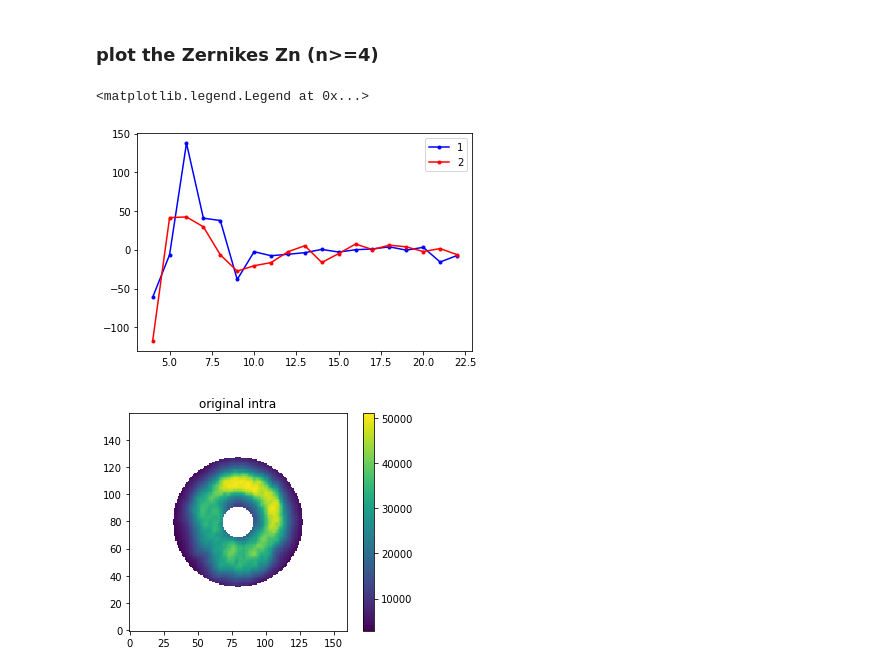
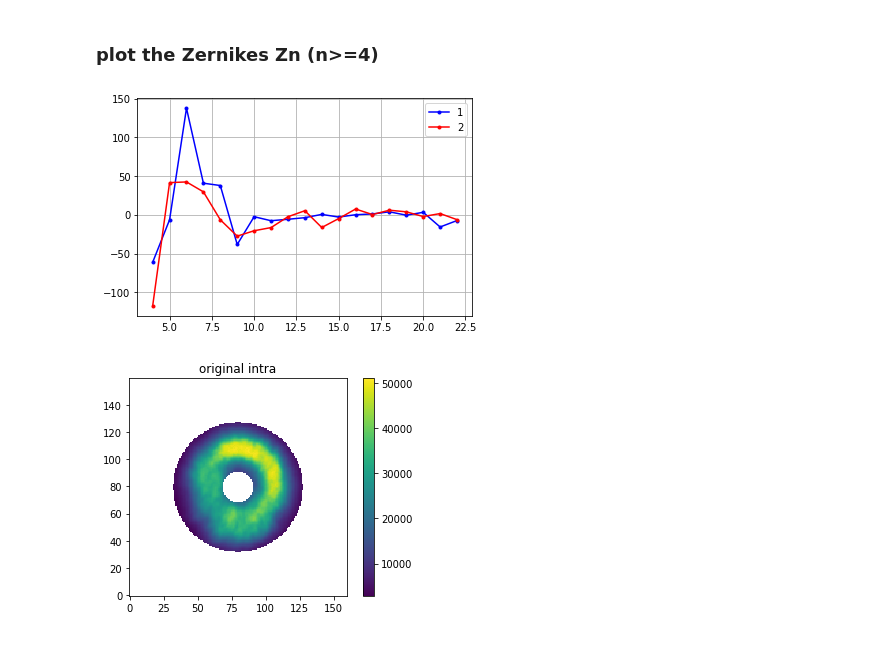
Before and after one commit to bxin/cwfs, a Jupyter notebook: examples/AuxTel2001.ipynb, the cells around one changed output. Saved outputs shown, nothing was run; the diff lists cells and outputs as text; code cells hidden in the pictures.

```diff
--- a/examples/AuxTel2001.ipynb
+++ b/examples/AuxTel2001.ipynb
@@ -105,10 +108,13 @@ print(algop.zer4UpNm)
 # %%
 plt.plot(range(4,23), algo.zer4UpNm,'b.-',label = '1')
 plt.plot(range(4,23), algop.zer4UpNm,'r.-',label = '2')
 plt.legend()
+plt.grid()
+#the Zernike do look a bit different,
+#but,
+#the images above (especially the intra focal images do look kind of different?)
 # %% [output]
-<matplotlib.legend.Legend at 0x...>
-[figure, old version]
+[figure, new version]
 # %%
 plots.plotImage(I1.image0,'original intra',mask=I1.cMask)
 # %% [output]
```
Also changed, not shown: parts of 1 cell of this notebook.
